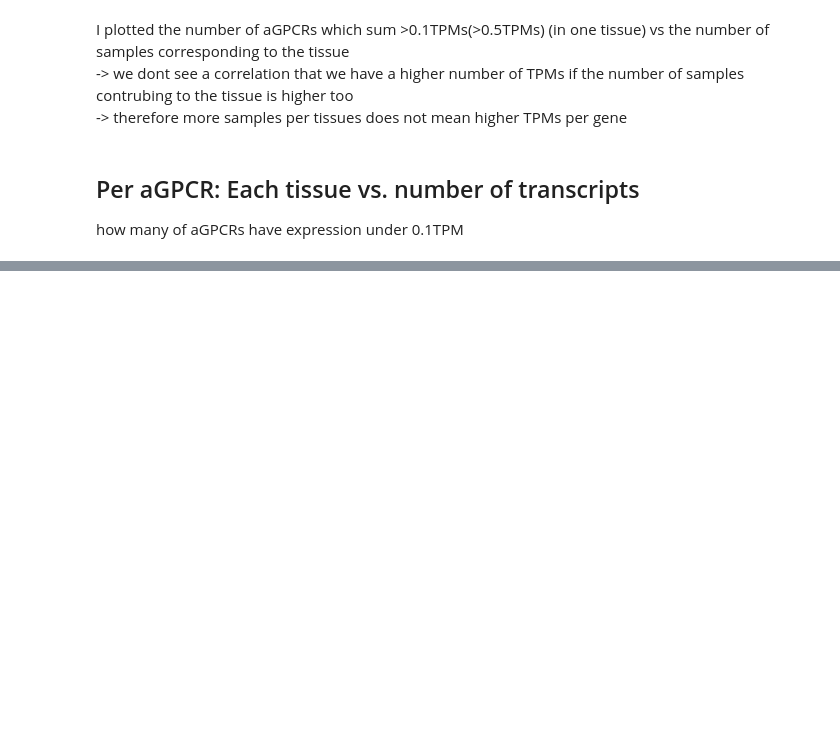
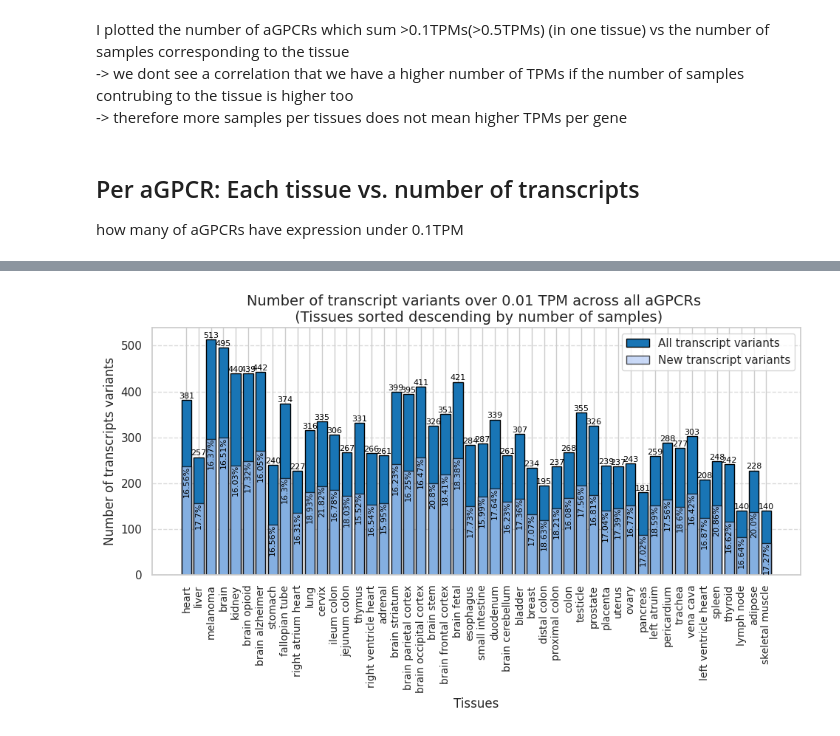
Before and after one commit to chrissikath/Splice-O-Mat, a Jupyter notebook: analysis/high_number_newly_transcripts/high_number_of_newly_transcripts.ipynb, the cells around one changed output, grey strips where cells are left out. Saved outputs shown, nothing was run; the diff lists cells and outputs as text; code cells hidden in the pictures; blank space fills up the shorter version.

```diff
--- a/analysis/high_number_newly_transcripts/high_number_of_newly_transcripts.ipynb
+++ b/analysis/high_number_newly_transcripts/high_number_of_newly_transcripts.ipynb
@@ -138,0 +187,14 @@ df.set_axis(new_col, axis=1).to_csv("low_expressed_and_newly.csv")
+# %%
+number_of_samples_per_tissue = pd.read_csv("Suppl_Table_S2_Tissues.csv", index_col=0)
+number_of_samples_per_tissue = number_of_samples_per_tissue.rename(index={number_of_samples_per_tissue.index[0]: "brain"})# number_of
+df_sorted = number_of_samples_per_tissue.sort_values(by='Number of Samples', ascending=False)
+sorted_tissues_by_n = df_sorted.index.to_list()
+sorted_tissues_by_n
+
+tissues = df_sorted["Number of Samples"]
+# %%
+dict_percentage = {}
+for (key, value) in count_of_all_NSTRG_transcripts.items():
+    percent = count_dict[key]/(100* count_of_all_NSTRG_transcripts[key])
+    dict_percentage[key] = round(percent*1000,2)
+dict_percentage
@@ -138,0 +219,50 @@ df.set_axis(new_col, axis=1).to_csv("low_expressed_and_newly.csv")
+# %%
+count_dict = {key.replace("TPM(mean)", ""): value for key, value in count_dict.items()}
+count_of_all_NSTRG_transcripts =  {key.replace("TPM(mean)", ""): value for key, value in count_of_all_NSTRG_transcripts.items()}
+
+count_dict_sorted = {key: count_dict[key] for key in sorted_tissues_by_n}
+count_of_all_NSTRG_transcripts_sorted = {key: count_of_all_NSTRG_transcripts[key] for key in sorted_tissues_by_n}
+
+# Extract keys and values from the dictionary
+labels = list(count_dict_sorted.keys())
+values = list(count_dict_sorted.values())
+values_NSTRG = list(count_of_all_NSTRG_transcripts_sorted.values())
+
+# Create a bar plot with additional styling
+plt.figure(figsize=(10, 6))  # Adjust the figure size
+
+# Create the bar plot
+bar_color = '#1975B5'
+bar_color_NSTRG = '#B3C9F4'
+line_color = "red"
+
+# Create the bar plot
+plt.bar(labels, values, color=bar_color, edgecolor='black', label='All transcript variants')
+plt.bar(labels, values_NSTRG, color=bar_color_NSTRG, edgecolor='black', label='New transcript variants', alpha=0.7)
+
+# Rotate x-axis labels by -45 degrees and set font size
+plt.xticks(rotation=90, fontsize=10)
+
+# Add labels and title
+plt.xlabel('Tissues', fontsize=12)
+plt.ylabel('Number of transcripts variants', fontsize=12)
+plt.title('Number of transcript variants over 0.01 TPM across all aGPCRs \n (Tissues sorted descending by number of samples)', fontsize=14)
+
+# Add grid lines
+plt.grid(axis='y', linestyle='--', alpha=0.7)
+
+# Add value annotations on top of the bars
+for label, value in zip(labels, values):
+    plt.text(label, value + 0.1, str(value), ha='center', va='bottom', fontsize=8, color='black')
+
+percentages = list(dict_percentage.values())
+for label, value, number in zip(labels, values_NSTRG, percentages):
+    plt.text(label, value + 1, f"{number}%", ha='center', va='top', fontsize=8, color='black', rotation=90)
+
+# Display the plot
+plt.legend()
+plt.tight_layout(rect=(0.02, 0.02, 1, 1.02))
+plt.savefig('number_transcripts_per_tissue.png', dpi=300)
+plt.show()
+# %% [output]
+[figure, added]
```
Also changed, not shown: parts of 5 cells of this notebook, 38 other files.
